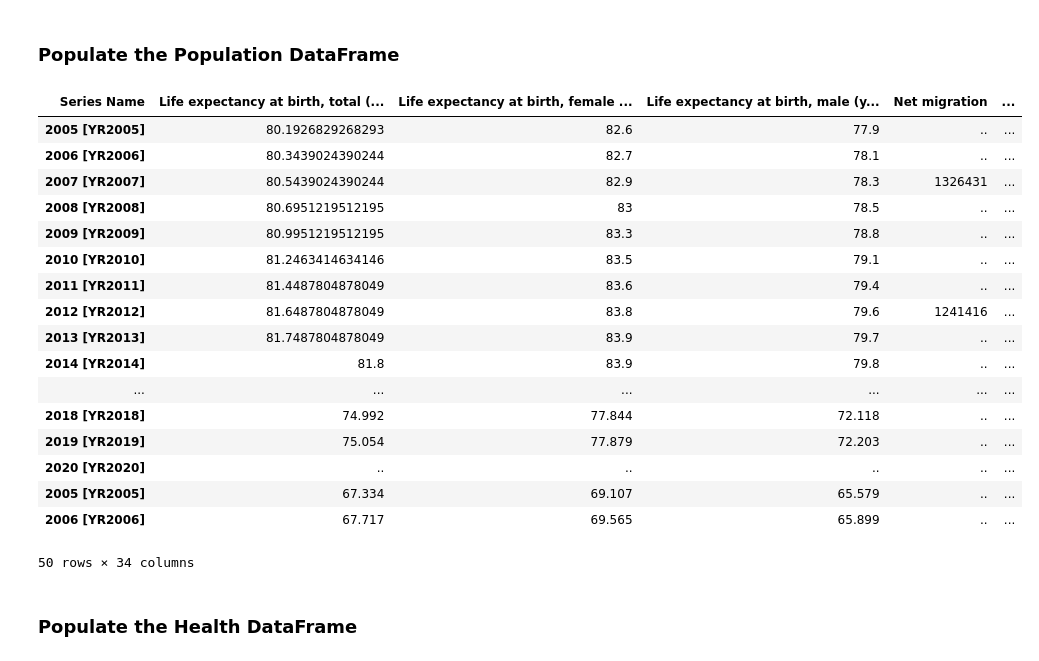
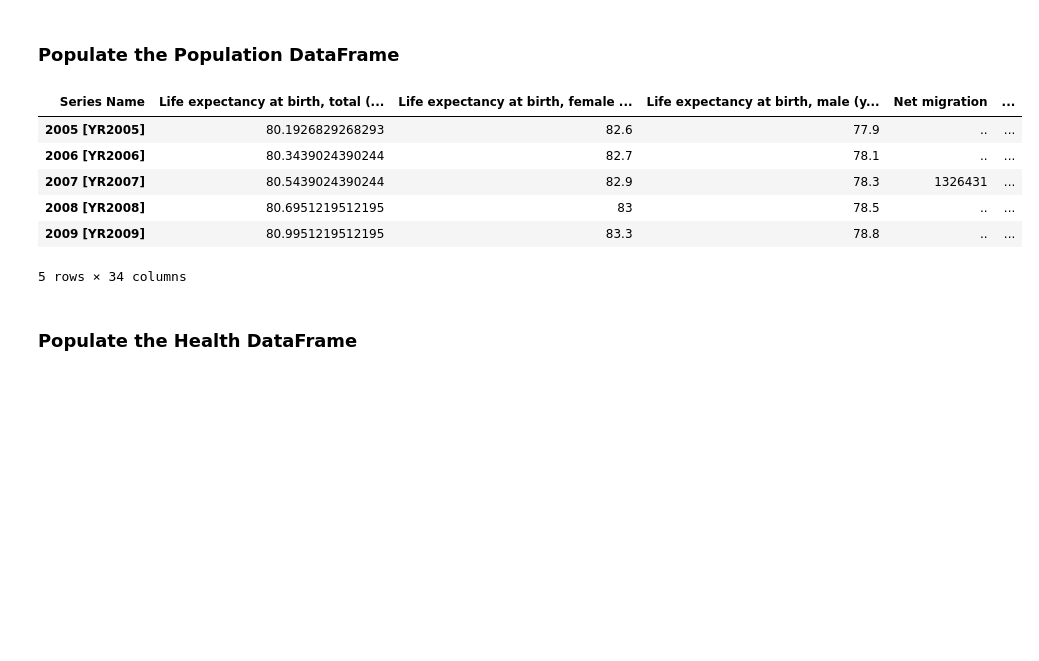
Before and after one commit to nseniow/Data-Science-Project, a Jupyter notebook: test.ipynb, the cells around one changed output. Cells and saved outputs as stored; diff of their text form; code cells hidden in the pictures; blank space fills up the shorter version.

```diff
--- a/test.ipynb
+++ b/test.ipynb
@@ -232,3 +234,24 @@ countries = [
+# %%
+def convert_dataframe_structure(df):
+    dataframes = []
+
+
+    for country in countries:
+        temp_df = df.loc[(df['Country Name'] == country)]
+
+        temp_df = temp_df.T
+        temp_df = temp_df.drop("Country Name")
+
+
+        new_header = temp_df.iloc[0]
+        temp_df = temp_df[1:]
+        temp_df.columns = new_header
+
+        temp_df["Country"] = country
+
+        dataframes.append(temp_df)
+
+    return pd.concat(dataframes)
 # %% [markdown]
 ### Create Dimension DataFrames
 # %%
@@ -404,64 +427,36 @@ wb_hnps_population_data = wb_hnps_data.loc[
     (wb_hnps_data['Series Name'] == "Population ages 35-39, female") |
     (wb_hnps_data['Series Name'] == "Population ages 35-39, male") |
     (wb_hnps_data['Series Name'] == "Population ages 40-44, female") |
     (wb_hnps_data['Series Name'] == "Population ages 40-44, male") |
     (wb_hnps_data['Series Name'] == "Population ages 45-49, female") |
     (wb_hnps_data['Series Name'] == "Population ages 45-49, male") |
     (wb_hnps_data['Series Name'] == "Population ages 50-54, female") |
     (wb_hnps_data['Series Name'] == "Population ages 50-54, male") |
     (wb_hnps_data['Series Name'] == "Population ages 55-59, female") |
     (wb_hnps_data['Series Name'] == "Population ages 55-59, male") |
     (wb_hnps_data['Series Name'] == "Population ages 60-64, female") |
     (wb_hnps_data['Series Name'] == "Population ages 60-64, male") |
     (wb_hnps_data['Series Name'] == "Population ages 65 and above, female") |
     (wb_hnps_data['Series Name'] == "Population ages 65 and above, male") |
     (wb_hnps_data['Series Name'] == "Rural population (% of total population)") |
     (wb_hnps_data['Series Name'] == "Rural population growth (annual %)") |
     (wb_hnps_data['Series Name'] == "Rural poverty headcount ratio at national poverty lines (% of rural population)") |
     (wb_hnps_data['Series Name'] == "Urban population (% of total population)") |
     (wb_hnps_data['Series Name'] == "Urban population growth (annual %)") |
     (wb_hnps_data['Series Name'] == "Urban poverty headcount ratio at national poverty lines (% of urban population)")
 ].drop(columns=['Series Code', 'Country Code'])
 
-dataframes = []
+population_df = convert_dataframe_structure(wb_hnps_population_data)
 
-for country in countries:
-    wb_hnps_population_data_temp = wb_hnps_population_data.loc[(wb_hnps_data['Country Name'] == country)]
-
-    wb_hnps_population_data_temp = wb_hnps_population_data_temp.T
-    wb_hnps_population_data_temp = wb_hnps_population_data_temp.drop("Country Name")
-
-
-    new_header = wb_hnps_population_data_temp.iloc[0]
-    wb_hnps_population_data_temp = wb_hnps_population_data_temp[1:]
-    wb_hnps_population_data_temp.columns = new_header
-
-    wb_hnps_population_data_temp["Country"] = country
-
-    dataframes.append(wb_hnps_population_data_temp)
-
-population_df = pd.concat(dataframes)
-
-population_df.head(50)
+population_df.head()
 # %% [output]
 | Series Name | Life expectancy at birth, total (... | Life expectancy at birth, female ... | Life expectancy at birth, male (y... | Net migration | ... |
 | 2005 [YR2005] | 80.1926829268293 | 82.6 | 77.9 | .. | ... |
 | 2006 [YR2006] | 80.3439024390244 | 82.7 | 78.1 | .. | ... |
 | 2007 [YR2007] | 80.5439024390244 | 82.9 | 78.3 | 1326431 | ... |
 | 2008 [YR2008] | 80.6951219512195 | 83 | 78.5 | .. | ... |
 | 2009 [YR2009] | 80.9951219512195 | 83.3 | 78.8 | .. | ... |
-| 2010 [YR2010] | 81.2463414634146 | 83.5 | 79.1 | .. | ... |
-| 2011 [YR2011] | 81.4487804878049 | 83.6 | 79.4 | .. | ... |
-| 2012 [YR2012] | 81.6487804878049 | 83.8 | 79.6 | 1241416 | ... |
-| 2013 [YR2013] | 81.7487804878049 | 83.9 | 79.7 | .. | ... |
-| 2014 [YR2014] | 81.8 | 83.9 | 79.8 | .. | ... |
-| ... | ... | ... | ... | ... | ... |
-| 2018 [YR2018] | 74.992 | 77.844 | 72.118 | .. | ... |
-| 2019 [YR2019] | 75.054 | 77.879 | 72.203 | .. | ... |
-| 2020 [YR2020] | .. | .. | .. | .. | ... |
-| 2005 [YR2005] | 67.334 | 69.107 | 65.579 | .. | ... |
-| 2006 [YR2006] | 67.717 | 69.565 | 65.899 | .. | ... |
-50 rows × 34 columns
+5 rows × 34 columns
 # %% [markdown]
 ### Populate the Health DataFrame
 # %%
```
Also changed, not shown: parts of 3 cells of this notebook.
